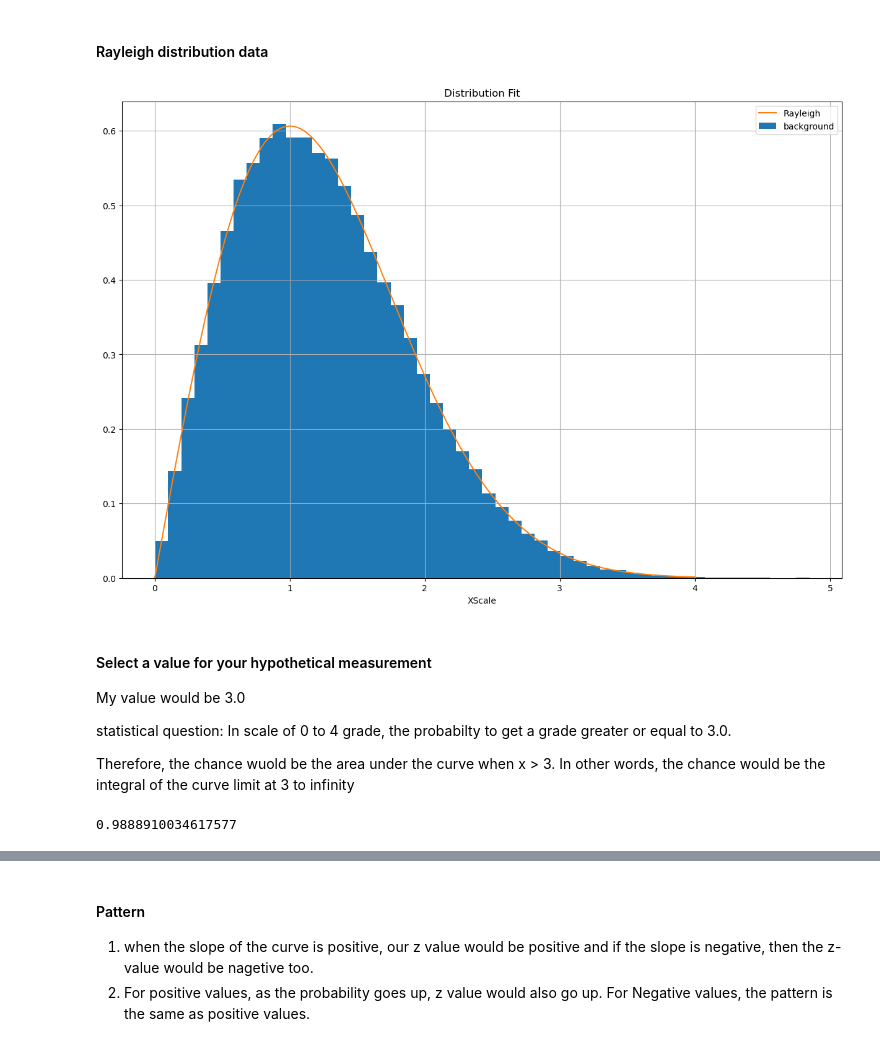
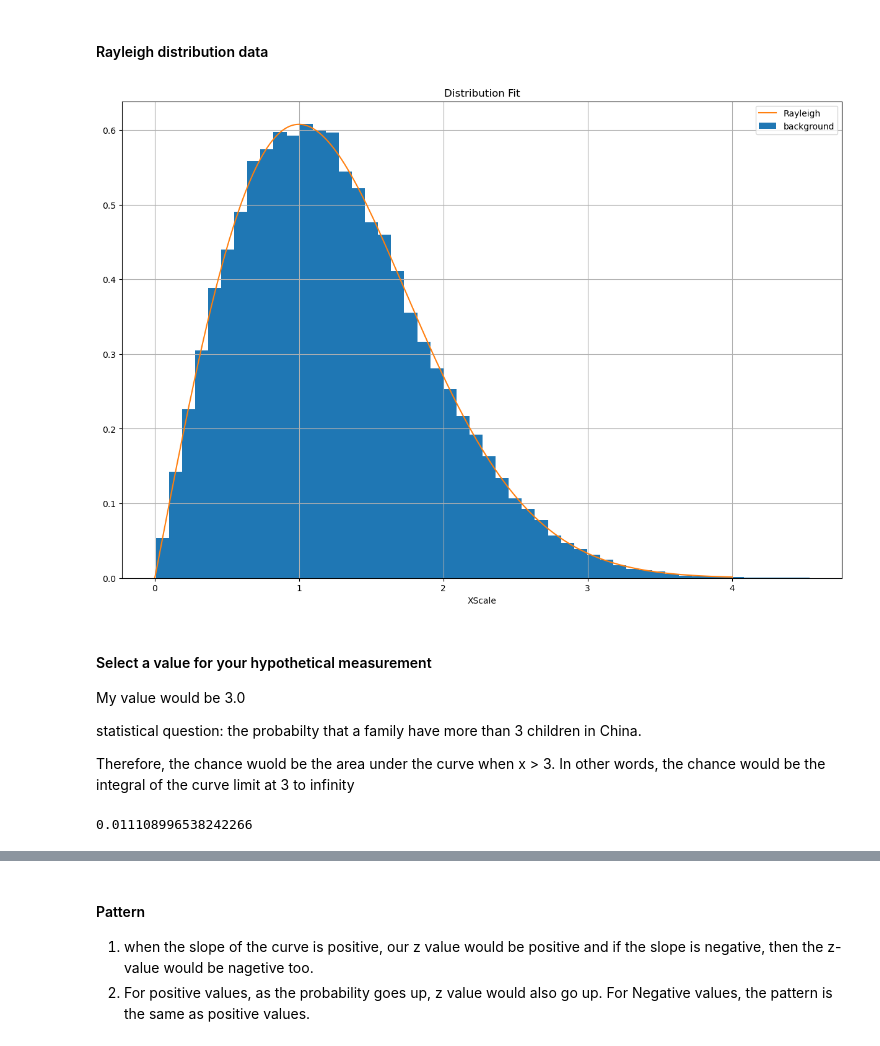
Before and after one commit to Mengjun74/lab, a Jupyter notebook: Lab1.ipynb, the cells around one changed output, grey strips where cells are left out. Cells and saved outputs as stored; diff of their text form; code cells hidden in the pictures.

```diff
--- a/Lab1.ipynb
+++ b/Lab1.ipynb
@@ -57,33 +61,33 @@ data1 = stats.rayleigh.rvs(loc = 0., scale = 1, size = 100000)
 # %%
 loc, scale = stats.rayleigh.fit(data1)
 
 # Tabulate over sample range (PDF display):
-xl = np.linspace(0., 4.,1000)
+xl = np.linspace(0., 4.0,1000)
 
 # Display Results:
 fig, ax = plt.subplots()
 
 ax.hist(data1,50,density=1, label="background")
 
 ax.plot(xl,stats.rayleigh(scale=scale, loc=loc).pdf(xl), label="Rayleigh")
 ax.set_title("Distribution Fit")
 ax.set_xlabel("XScale")
 
 ax.legend()
 ax.grid()
 # %% [output]
-[figure, old version]
+[figure, new version]
 # %% [markdown]
 #### Select a value for your hypothetical measurement
 My value would be 3.0
 
 statistical question:
-In scale of 0 to 4 grade, the probabilty to get a grade greater or equal to 3.0.
+the probabilty that a family have more than 3 children in China.
 
 Therefore, the chance wuold be the area under the curve when x > 3. In other words, the chance would be the integral of the curve limit at 3 to infinity
 # %%
-p_above3 = stats.rayleigh.cdf(3.0)
+p_above3 = 1 - stats.rayleigh.cdf(3.0)
 p_above3
 # %% [output]
-0.9888910034617577
+0.011108996538242266
 # %%
```
Also changed, not shown: parts of 17 cells of this notebook.
